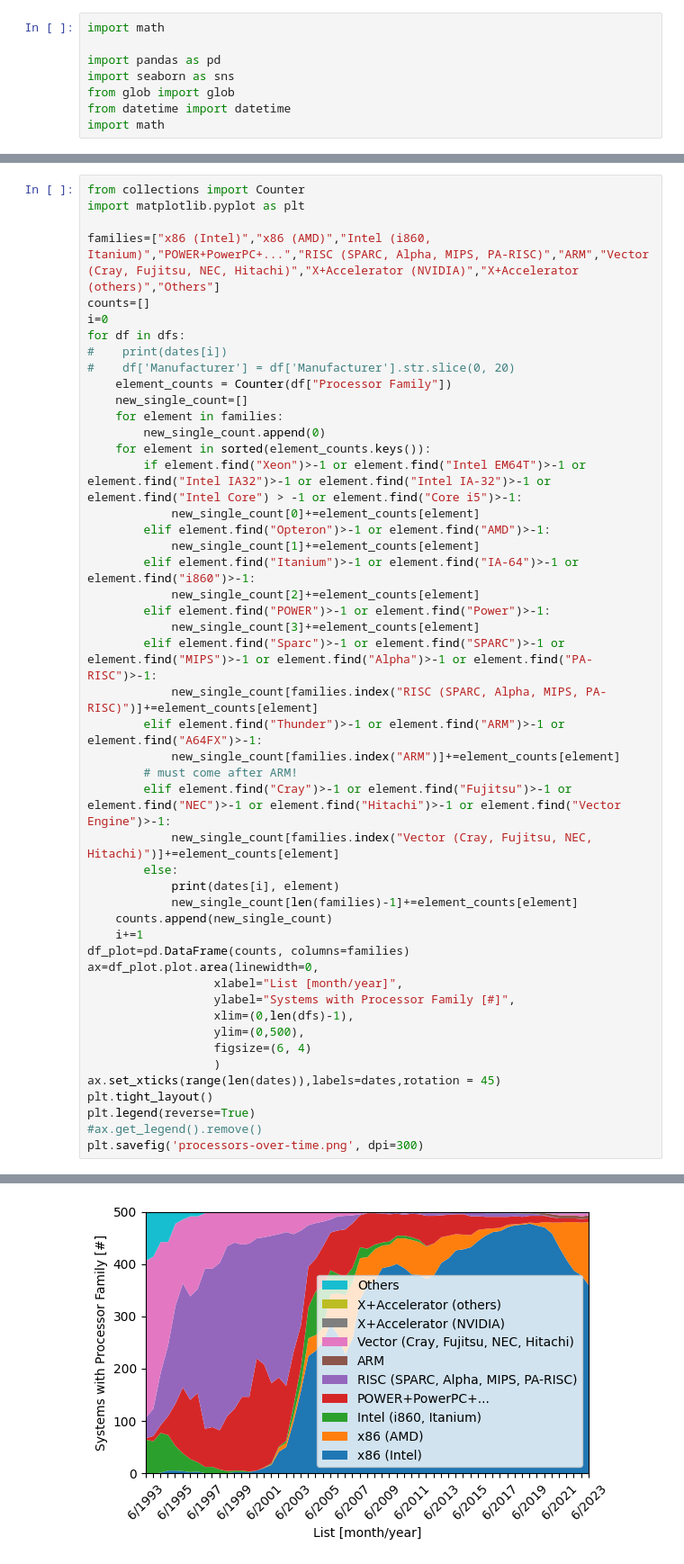
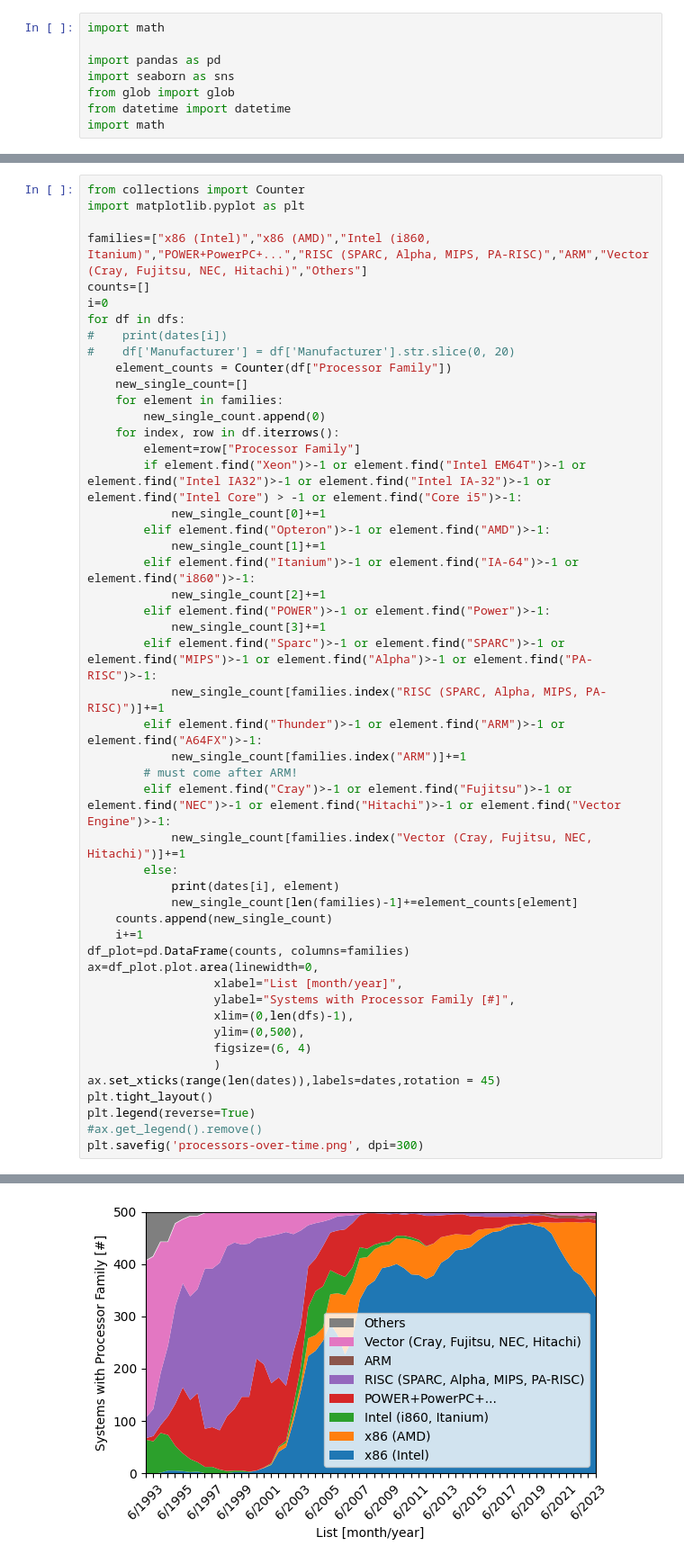
Before and after one commit to rschoene/top500-analysis, a Jupyter notebook: trends.ipynb, the cells around one changed output, grey strips where cells are left out. Shown at 90% size. Cells and saved outputs as stored; diff of their text form.

```diff
--- a/trends.ipynb
+++ b/trends.ipynb
@@ -63,7 +63,7 @@ WARNING *** OLE2 inconsistency: SSCS size is 0 but SSAT size is non-zero
 from collections import Counter
 import matplotlib.pyplot as plt
 
-families=["x86 (Intel)","x86 (AMD)","Intel (i860, Itanium)","POWER+PowerPC+...","RISC (SPARC, Alpha, MIPS, PA-RISC)","ARM","Vector (Cray, Fujitsu, NEC, Hitachi)","X+Accelerator (NVIDIA)","X+Accelerator (others)","Others"]
+families=["x86 (Intel)","x86 (AMD)","Intel (i860, Itanium)","POWER+PowerPC+...","RISC (SPARC, Alpha, MIPS, PA-RISC)","ARM","Vector (Cray, Fujitsu, NEC, Hitachi)","Others"]
 counts=[]
 i=0
 for df in dfs:
@@ -73,22 +73,23 @@ for df in dfs:
     new_single_count=[]
     for element in families:
         new_single_count.append(0)
-    for element in sorted(element_counts.keys()):
+    for index, row in df.iterrows():
+        element=row["Processor Family"]
         if element.find("Xeon")>-1 or element.find("Intel EM64T")>-1 or element.find("Intel IA32")>-1 or element.find("Intel IA-32")>-1 or element.find("Intel Core") > -1 or element.find("Core i5")>-1:
-            new_single_count[0]+=element_counts[element]
+            new_single_count[0]+=1
         elif element.find("Opteron")>-1 or element.find("AMD")>-1:
-            new_single_count[1]+=element_counts[element]
+            new_single_count[1]+=1
         elif element.find("Itanium")>-1 or element.find("IA-64")>-1 or element.find("i860")>-1:
-            new_single_count[2]+=element_counts[element]
+            new_single_count[2]+=1
         elif element.find("POWER")>-1 or element.find("Power")>-1:
-            new_single_count[3]+=element_counts[element]
+            new_single_count[3]+=1
         elif element.find("Sparc")>-1 or element.find("SPARC")>-1 or element.find("MIPS")>-1 or element.find("Alpha")>-1 or element.find("PA-RISC")>-1:
-            new_single_count[families.index("RISC (SPARC, Alpha, MIPS, PA-RISC)")]+=element_counts[element]
+            new_single_count[families.index("RISC (SPARC, Alpha, MIPS, PA-RISC)")]+=1
         elif element.find("Thunder")>-1 or element.find("ARM")>-1 or element.find("A64FX")>-1:
-            new_single_count[families.index("ARM")]+=element_counts[element]
+            new_single_count[families.index("ARM")]+=1
         # must come after ARM!
         elif element.find("Cray")>-1 or element.find("Fujitsu")>-1 or element.find("NEC")>-1 or element.find("Hitachi")>-1 or element.find("Vector Engine")>-1:
-            new_single_count[families.index("Vector (Cray, Fujitsu, NEC, Hitachi)")]+=element_counts[element]
+            new_single_count[families.index("Vector (Cray, Fujitsu, NEC, Hitachi)")]+=1
         else:
             print(dates[i], element)
             new_single_count[len(families)-1]+=element_counts[element]
@@ -128 +129 @@ plt.savefig('processors-over-time.png', dpi=300)
-[figure, old version]
+[figure, new version]
```
Also changed, not shown: parts of 10 cells of this notebook.
